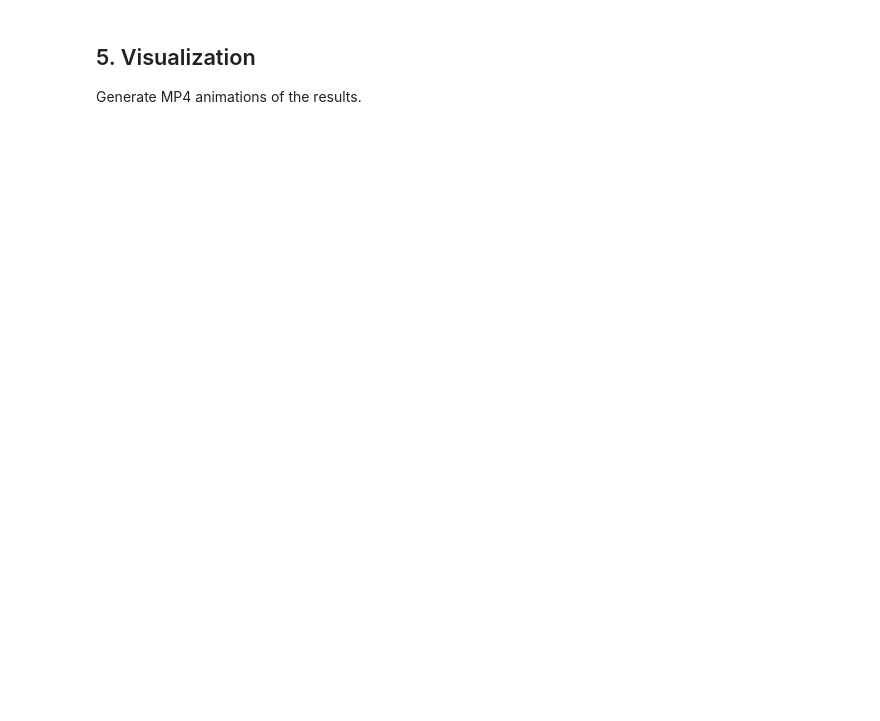
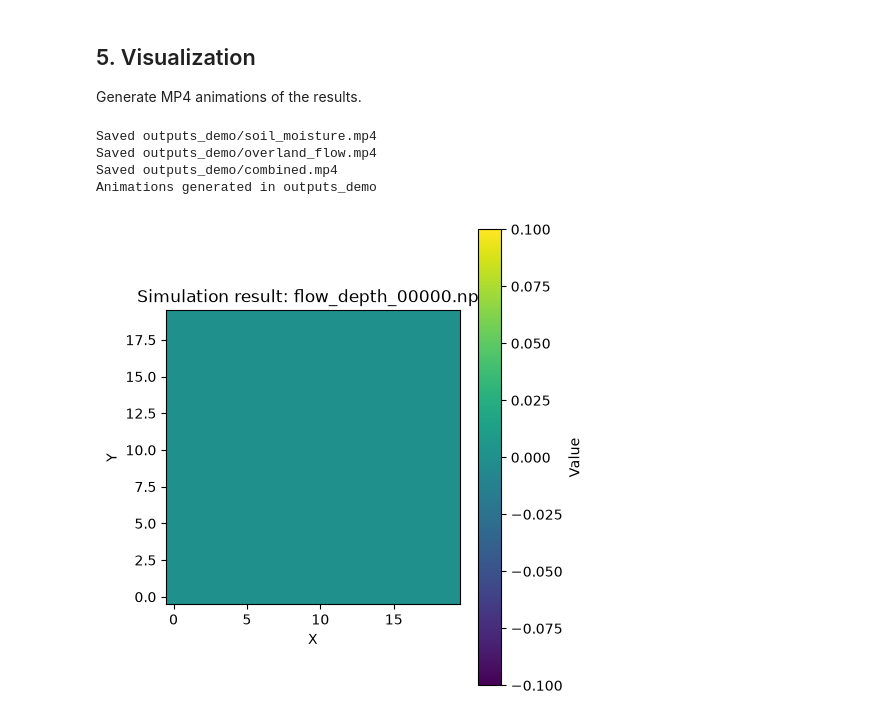
Before and after one commit to simreaney/thetaFlow, a Jupyter notebook: spatial_demo.ipynb, the cells around one changed output. Cells and saved outputs as stored; diff of their text form; code cells hidden in the pictures; blank space fills up the shorter version.

```diff
--- a/spatial_demo.ipynb
+++ b/spatial_demo.ipynb
@@ -42,14 +55,24 @@ plt.tight_layout()
 Define a uniform forcing sequence (rainfall and potential evapotranspiration).
 # %%
 # Create a simple forcing DataFrame
-dates = pd.date_range('2023-01-01', periods=24, freq='h')
+noHours = 5 * 24
+dates = pd.date_range('2023-01-01', periods=noHours, freq='h')
 forcing_df = pd.DataFrame({
     'datetime': dates,
-    'rainfall_mm_h': [2.0 if i % 12 == 0 else 0.0 for i in range(24)],
-    'pet_mm_h': [0.1] * 24
+    'rainfall_mm_h': [12.0 if i % 12 == 0 else 0.0 for i in range(noHours)],
+    'pet_mm_h': [0.1] * noHours
 }).set_index('datetime')
 
 print(forcing_df.head())
+
+ax = forcing_df[['rainfall_mm_h', 'pet_mm_h']].plot(
+    figsize=(10, 4),
+    title='Forcing Time Series'
+)
+ax.set_xlabel('Datetime')
+ax.set_ylabel('mm/h')
+plt.tight_layout()
+plt.show()
 # %% [output]
                      rainfall_mm_h  pet_mm_h
 datetime
@@ -126,9 +163,52 @@ Generate MP4 animations of the results.
 # %%
 animate_spatial_results(
     output_dir=output_dir,
     dem=dem,
     cell_size_m=cfg.cell_size_m,
     n_steps=len(forcing_df)
 )
+# Quick summary plot of the saved simulation output arrays
 
+result_files = sorted(output_dir.glob("*.npy"))
+if result_files:
+    plotted = False
+    for p in result_files:
+        try:
+            arr = np.load(p)
+        except Exception:
+            continue
+
+        plot_arr = None
+        if arr.ndim == 2 and arr.shape == dem.shape:
+            plot_arr = arr
+            title = p.name
+        elif arr.ndim == 3:
+            if arr.shape[1:] == dem.shape:
+                plot_arr = arr[-1]
+                title = f"{p.name} (final step)"
+            elif arr.shape[:-1] == dem.shape:
+                plot_arr = arr[:, :, -1]
+                title = f"{p.name} (final step)"
+        if plot_arr is not None:
+            fig2, ax2 = plt.subplots(figsize=(5, 5))
+            im2 = ax2.imshow(plot_arr, cmap="viridis", origin="lower")
+            fig2.colorbar(im2, ax=ax2, label="Value")
+            ax2.set_title(f"Simulation result: {title}")
+            ax2.set_xlabel("X")
+            ax2.set_ylabel("Y")
+            plt.tight_layout()
+            plotted = True
+            break
+
+    if not plotted:
+        print("No compatible 2D simulation arrays found in", output_dir)
+        print("Available output files:", [p.name for p in result_files[:10]])
+else:
+    print("No .npy outputs found in", output_dir)
 print("Animations generated in", output_dir)
+# %% [output]
+Saved outputs_demo/soil_moisture.mp4
+Saved outputs_demo/overland_flow.mp4
+Saved outputs_demo/combined.mp4
+Animations generated in outputs_demo
+[figure, added]
```
Also changed, not shown: parts of 3 cells of this notebook, 2 other files.
